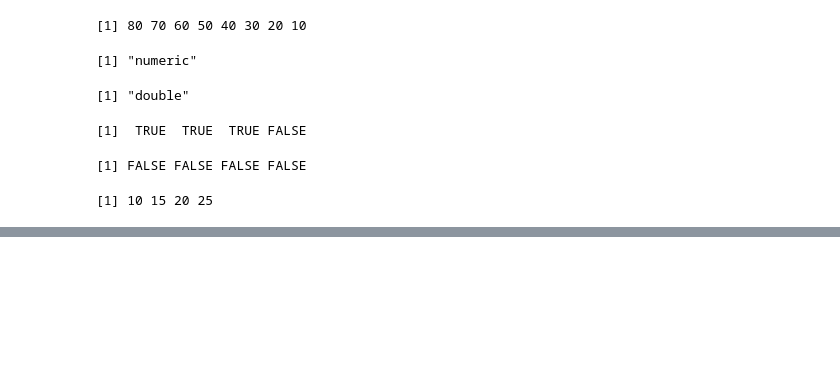
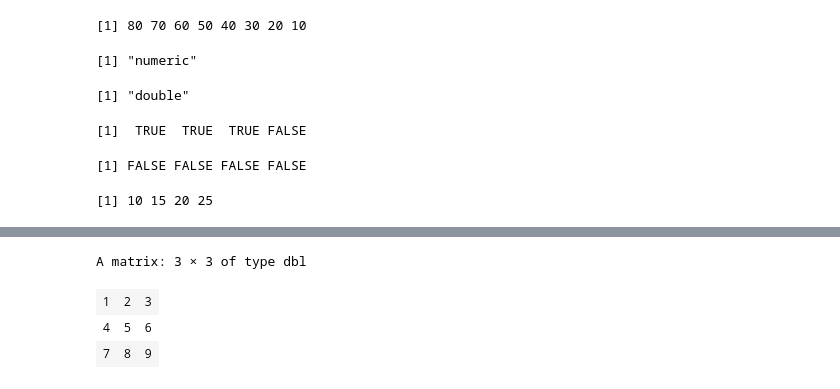
Before and after one commit to aman170197-web/Project01, a Jupyter notebook: R_Program.ipynb, the cells around one changed output, grey strips where cells are left out. Saved outputs shown, nothing was run; the diff lists cells and outputs as text; code cells hidden in the pictures; blank space fills up the shorter version.

```diff
--- a/R_Program.ipynb
+++ b/R_Program.ipynb
@@ -1593,0 +1608,10 @@ a[a < 35]
+# %%
+# by row
+
+data <- matrix(m_data,nrow=3,ncol=3,byrow= TRUE)
+data
+# %% [output]
+A matrix: 3 × 3 of type dbl
+| 1 | 2 | 3 |
+| 4 | 5 | 6 |
+| 7 | 8 | 9 |
```
Also changed, not shown: parts of 6 cells of this notebook.
